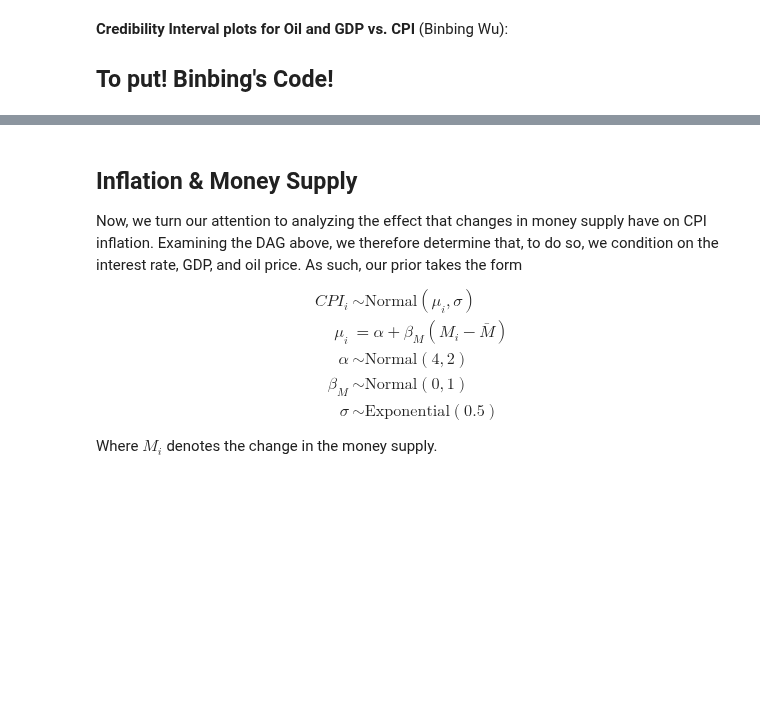
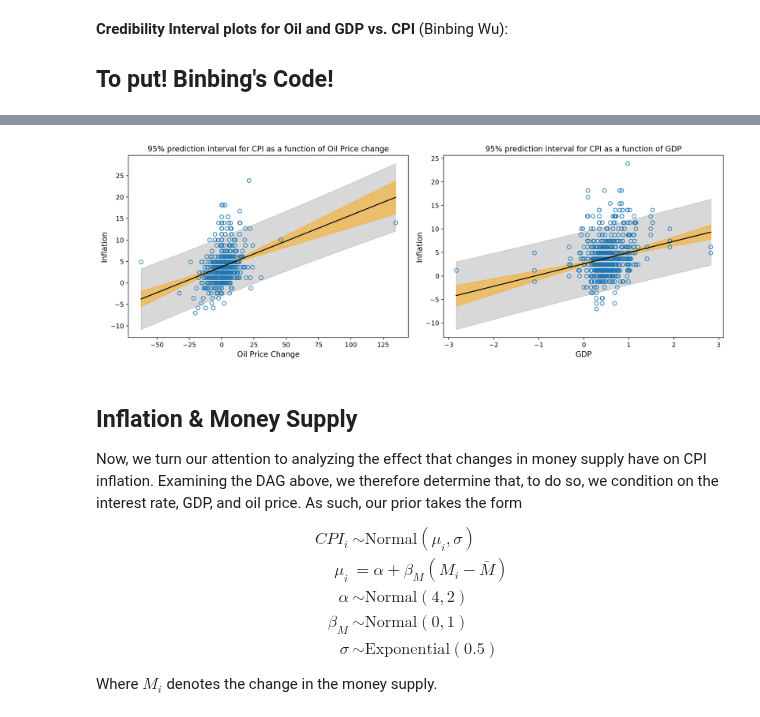
Before and after one commit to AndreiAf02/Math509Project_Public, a Jupyter notebook: 509ProjectV2.ipynb, the cells around one changed output, grey strips where cells are left out. Saved outputs shown, nothing was run; the diff lists cells and outputs as text; code cells hidden in the pictures; blank space fills up the shorter version.

```diff
--- a/509ProjectV2.ipynb
+++ b/509ProjectV2.ipynb
@@ -366,3 +419,64 @@ ylabel('Inflation', fontsize=12);
+# %%
+def plot_prediction_intervals_corrected(x, xmean, beta_samples, data_x, data_y, title_text, xlabel_text):
+    N_weight = len(x)
+    alpha_samples = array(model_cpi_o_g_samples['alpha'])
+    sigma_samples = array(model_cpi_o_g_samples['sigma'])
+
+    # Compute mean values
+    mu_avg = alpha_samples.mean() + beta_samples.mean()*(x - xmean)
+    mu_samples = alpha_samples[:, None] + beta_samples[:, None]*(x - xmean)
+
+    N_posterior_samples = alpha_samples.size
+    prob = 0.95
+
+    #### the mean posterior average height
+    mu_avg = alpha_samples.mean() + beta_samples.mean()*(x - xmean)
+
+    #### collect samples of the average height
+    mu_samples = alpha_samples + beta_samples*(x[:, None] - xmean)
+    ## lower bound and upper credible inteval bounds for each fixed weight in the array `x`
+    mu_samples_sorted = sort(mu_samples, axis=1)
+    index = int(N_posterior_samples*(1 - prob)/2)
+    mu_lower = mu_samples_sorted[:, index]
+    mu_upper = mu_samples_sorted[:, -index]
+
+    #### Sample the posterior prediction height
+    h_samples = stats.norm.rvs(
+    mu_samples,
+    sigma_samples,
+    size=(N_weight, N_posterior_samples))
+    ## lower bound and upper credible inteval bounds for each fixed weight in the array `x`
+    h_samples_sorted = sort(h_samples, axis=1)
+    index = int(N_posterior_samples*(1 - prob)/2)
+    h_lower = h_samples_sorted[:, index]
+    h_upper = h_samples_sorted[:, -index]
+    plt.fill_between(x, h_upper, h_lower, color='0.5', alpha=0.3)
+    plt.fill_between(x, mu_upper, mu_lower, color='orange', alpha=0.5)
+    plt.plot(data_x, data_y, 'o', mfc='none')
+    plt.plot(x, mu_avg, 'k')
+    plt.title(title_text)
+    plt.xlabel(xlabel_text, fontsize=12)
+    plt.ylabel('Inflation', fontsize=12)
+
+# Create subplots with corrected function
+fig, axs = plt.subplots(1, 2, figsize=(14, 5))
+
+# Plot for Oil
+plt.subplot(1, 2, 1)
+xmin, xmax, xmean = data_all['Oil'].min(), data_all['Oil'].max(), data_all['Oil'].mean()
+x = linspace(xmin, xmax, 50)
+plot_prediction_intervals_corrected(x, xmean, array(model_cpi_o_g_samples['beta_O']), data_all['Oil'], data_all['CPI.U'], '95% prediction interval for CPI as a function of Oil Price change', 'Oil Price Change')
+
+# Plot for GDP
+plt.subplot(1, 2, 2)
+xmin, xmax, xmean = data_all['GDP'].min(), data_all['GDP'].max(), data_all['GDP'].mean()
+x = linspace(xmin, xmax, 50)
+plot_prediction_intervals_corrected(x, xmean, array(model_cpi_o_g_samples['beta_G']), data_all['GDP'], data_all['CPI.U'], '95% prediction interval for CPI as a function of GDP', 'GDP')
+
+plt.tight_layout()
+plt.show()
+# %% [output]
+[figure, added]
 # %% [markdown]
 ## Inflation & Money Supply
 
```
Also changed, not shown: parts of 8 cells of this notebook.
